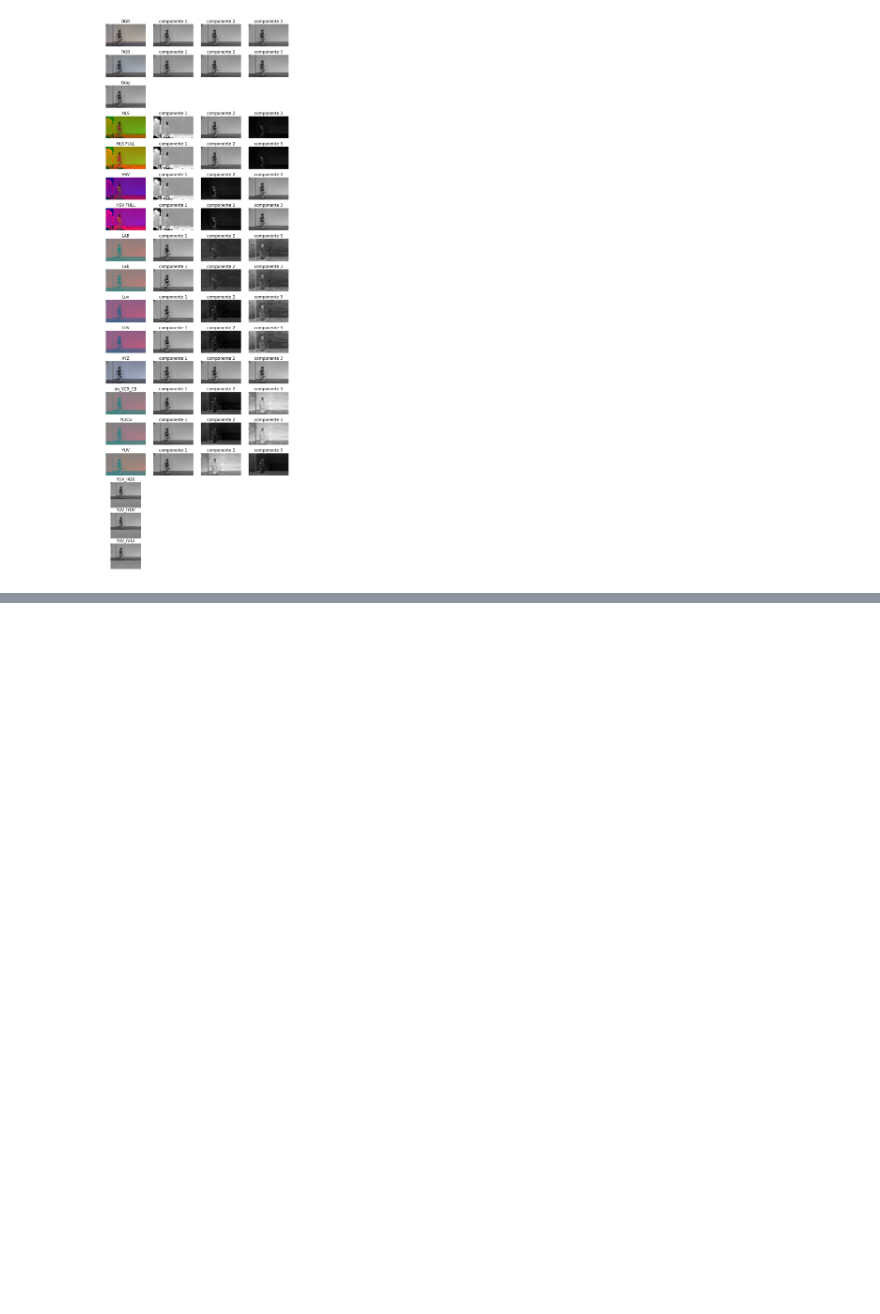
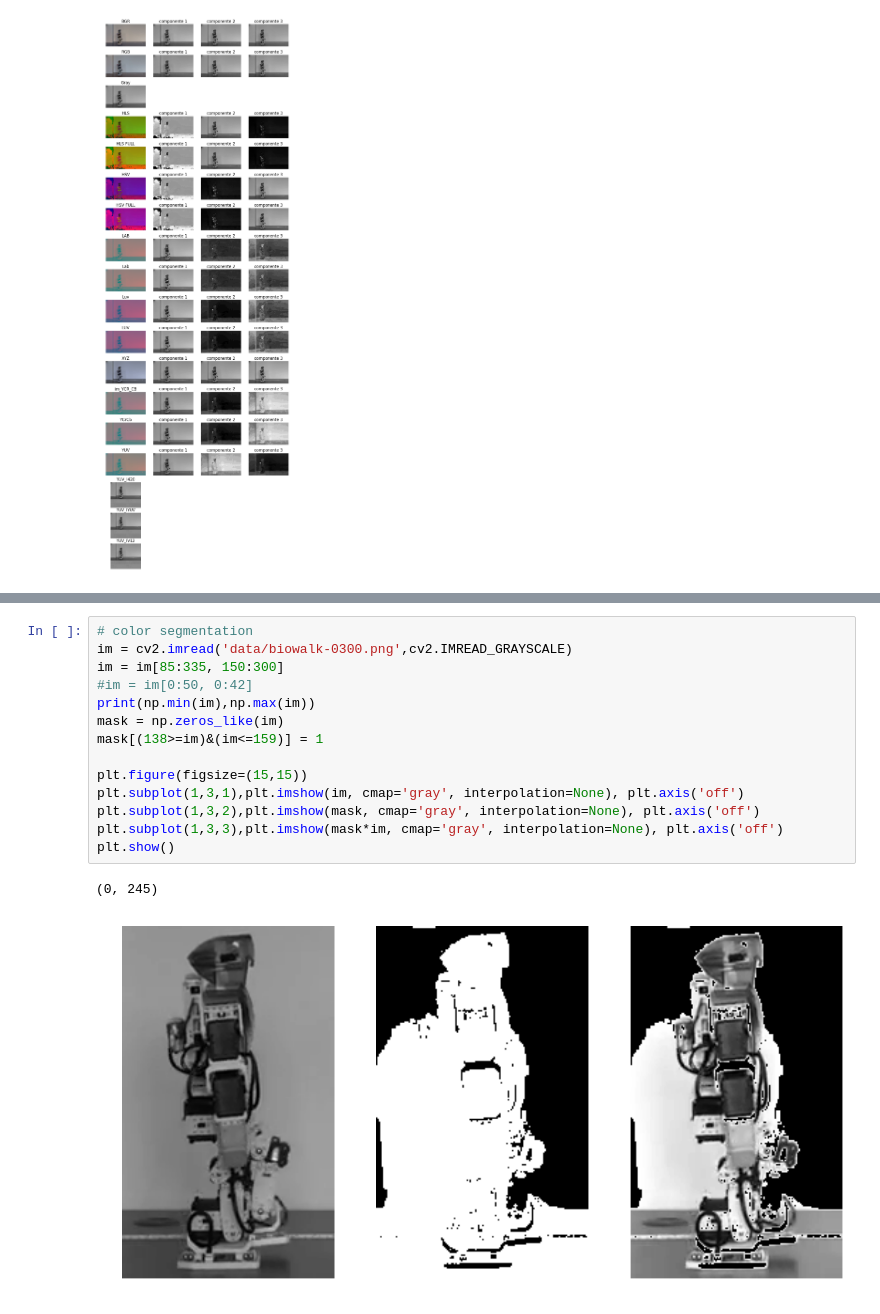
Before and after one commit to jacastillol/machine-vision, a Jupyter notebook: project/ColorSpace.ipynb, the cells around one changed output, grey strips where cells are left out. Drawn from its saved outputs; the diff is of its cells as text; blank space fills up the shorter version.

```diff
--- a/project/ColorSpace.ipynb
+++ b/project/ColorSpace.ipynb
@@ -53,0 +98,17 @@ plt.show()
+# %%
+# color segmentation
+im = cv2.imread('data/biowalk-0300.png',cv2.IMREAD_GRAYSCALE)
+im = im[85:335, 150:300]
+#im = im[0:50, 0:42]
+print(np.min(im),np.max(im))
+mask = np.zeros_like(im)
+mask[(138>=im)&(im<=159)] = 1
+
+plt.figure(figsize=(15,15))
+plt.subplot(1,3,1),plt.imshow(im, cmap='gray', interpolation=None), plt.axis('off')
+plt.subplot(1,3,2),plt.imshow(mask, cmap='gray', interpolation=None), plt.axis('off')
+plt.subplot(1,3,3),plt.imshow(mask*im, cmap='gray', interpolation=None), plt.axis('off')
+plt.show()
+# %% [output]
+(0, 245)
+[figure, added]
```
Also changed, not shown: parts of 1 cell of this notebook, 5 other files.
